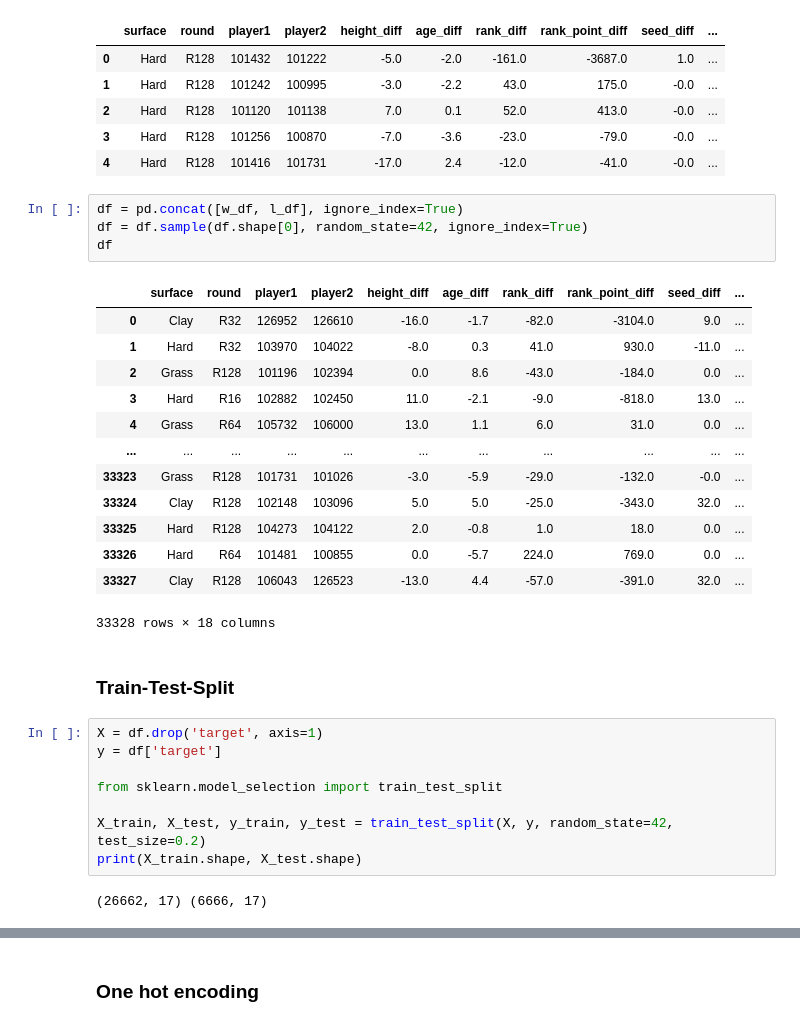
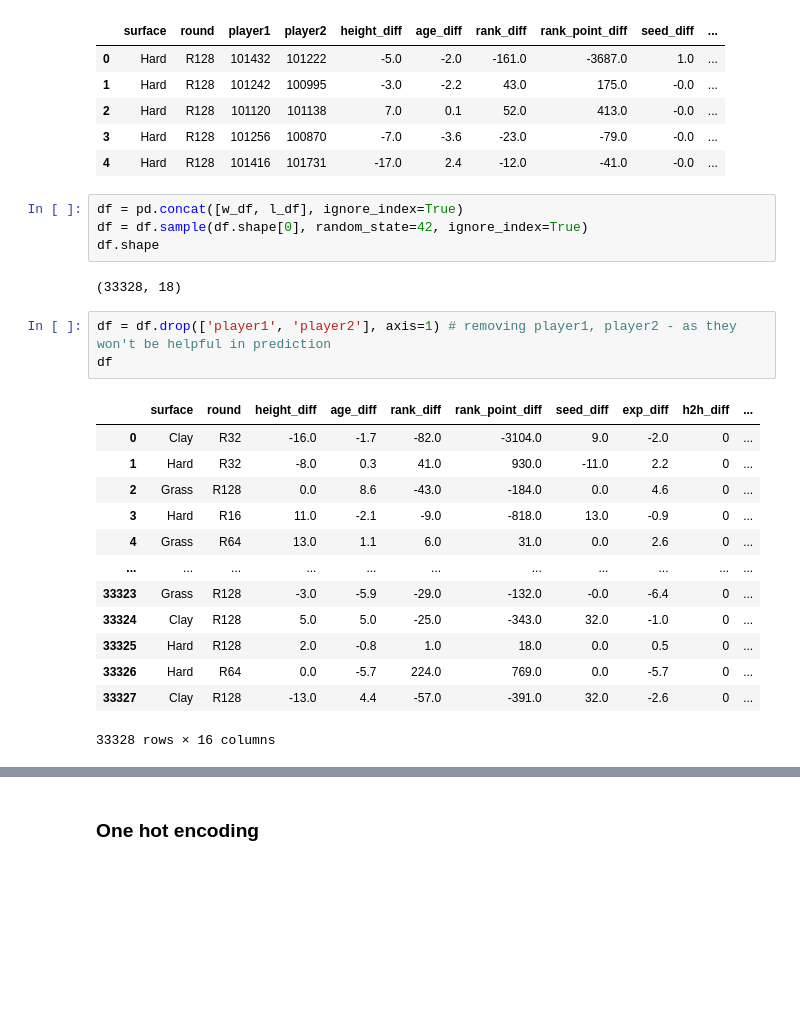
Before and after one commit to Tesserxt/ATP-Tennis, a Jupyter notebook: Notebooks/03_model_data_preparation.ipynb, the cells around one changed output, grey strips where cells are left out. Cells and saved outputs as stored; diff of their text form; blank space fills up the shorter version.

```diff
--- a/Notebooks/03_model_data_preparation.ipynb
+++ b/Notebooks/03_model_data_preparation.ipynb
@@ -57,30 +57,23 @@ l_df.head()
 # %%
 df = pd.concat([w_df, l_df], ignore_index=True)
 df = df.sample(df.shape[0], random_state=42, ignore_index=True)
-df
+df.shape
 # %% [output]
-|  | surface | round | player1 | player2 | height_diff | age_diff | rank_diff | rank_point_diff | seed_diff | ... |
-| 0 | Clay | R32 | 126952 | 126610 | -16.0 | -1.7 | -82.0 | -3104.0 | 9.0 | ... |
-| 1 | Hard | R32 | 103970 | 104022 | -8.0 | 0.3 | 41.0 | 930.0 | -11.0 | ... |
-| 2 | Grass | R128 | 101196 | 102394 | 0.0 | 8.6 | -43.0 | -184.0 | 0.0 | ... |
-| 3 | Hard | R16 | 102882 | 102450 | 11.0 | -2.1 | -9.0 | -818.0 | 13.0 | ... |
-| 4 | Grass | R64 | 105732 | 106000 | 13.0 | 1.1 | 6.0 | 31.0 | 0.0 | ... |
-| ... | ... | ... | ... | ... | ... | ... | ... | ... | ... | ... |
-| 33323 | Grass | R128 | 101731 | 101026 | -3.0 | -5.9 | -29.0 | -132.0 | -0.0 | ... |
-| 33324 | Clay | R128 | 102148 | 103096 | 5.0 | 5.0 | -25.0 | -343.0 | 32.0 | ... |
-| 33325 | Hard | R128 | 104273 | 104122 | 2.0 | -0.8 | 1.0 | 18.0 | 0.0 | ... |
-| 33326 | Hard | R64 | 101481 | 100855 | 0.0 | -5.7 | 224.0 | 769.0 | 0.0 | ... |
-| 33327 | Clay | R128 | 106043 | 126523 | -13.0 | 4.4 | -57.0 | -391.0 | 32.0 | ... |
-33328 rows × 18 columns
+(33328, 18)
-# %% [markdown]
-### Train-Test-Split
 # %%
-X = df.drop('target', axis=1)
-y = df['target']
-
-from sklearn.model_selection import train_test_split
-
-X_train, X_test, y_train, y_test = train_test_split(X, y, random_state=42, test_size=0.2)
-print(X_train.shape, X_test.shape)
+df = df.drop(['player1', 'player2'], axis=1) # removing player1, player2 - as they won't be helpful in prediction
+df
 # %% [output]
+|  | surface | round | height_diff | age_diff | rank_diff | rank_point_diff | seed_diff | exp_diff | h2h_diff | ... |
+| 0 | Clay | R32 | -16.0 | -1.7 | -82.0 | -3104.0 | 9.0 | -2.0 | 0 | ... |
+| 1 | Hard | R32 | -8.0 | 0.3 | 41.0 | 930.0 | -11.0 | 2.2 | 0 | ... |
+| 2 | Grass | R128 | 0.0 | 8.6 | -43.0 | -184.0 | 0.0 | 4.6 | 0 | ... |
+| 3 | Hard | R16 | 11.0 | -2.1 | -9.0 | -818.0 | 13.0 | -0.9 | 0 | ... |
+| 4 | Grass | R64 | 13.0 | 1.1 | 6.0 | 31.0 | 0.0 | 2.6 | 0 | ... |
+| ... | ... | ... | ... | ... | ... | ... | ... | ... | ... | ... |
+| 33323 | Grass | R128 | -3.0 | -5.9 | -29.0 | -132.0 | -0.0 | -6.4 | 0 | ... |
+| 33324 | Clay | R128 | 5.0 | 5.0 | -25.0 | -343.0 | 32.0 | -1.0 | 0 | ... |
+| 33325 | Hard | R128 | 2.0 | -0.8 | 1.0 | 18.0 | 0.0 | 0.5 | 0 | ... |
+| 33326 | Hard | R64 | 0.0 | -5.7 | 224.0 | 769.0 | 0.0 | -5.7 | 0 | ... |
+| 33327 | Clay | R128 | -13.0 | 4.4 | -57.0 | -391.0 | 32.0 | -2.6 | 0 | ... |
-(26662, 17) (6666, 17)
+33328 rows × 16 columns
```
Also changed, not shown: parts of 7 cells of this notebook.
